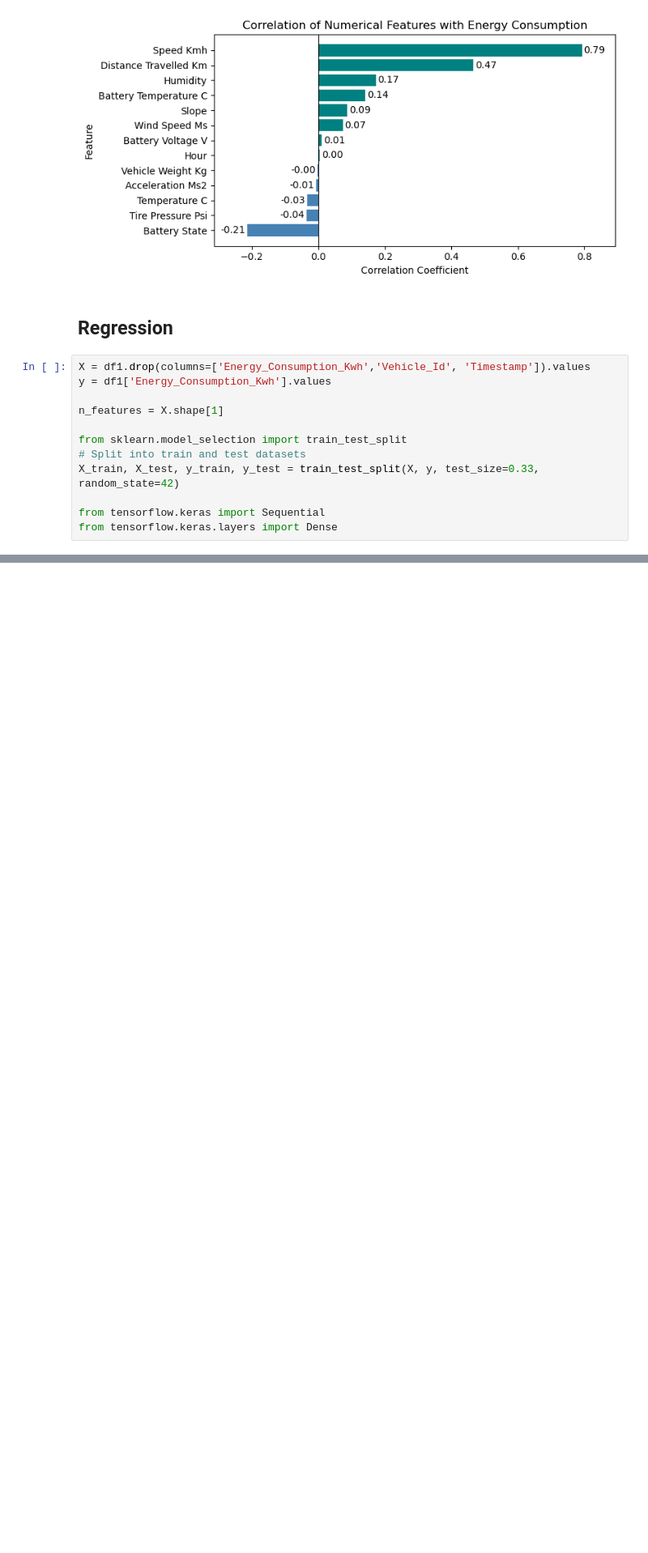
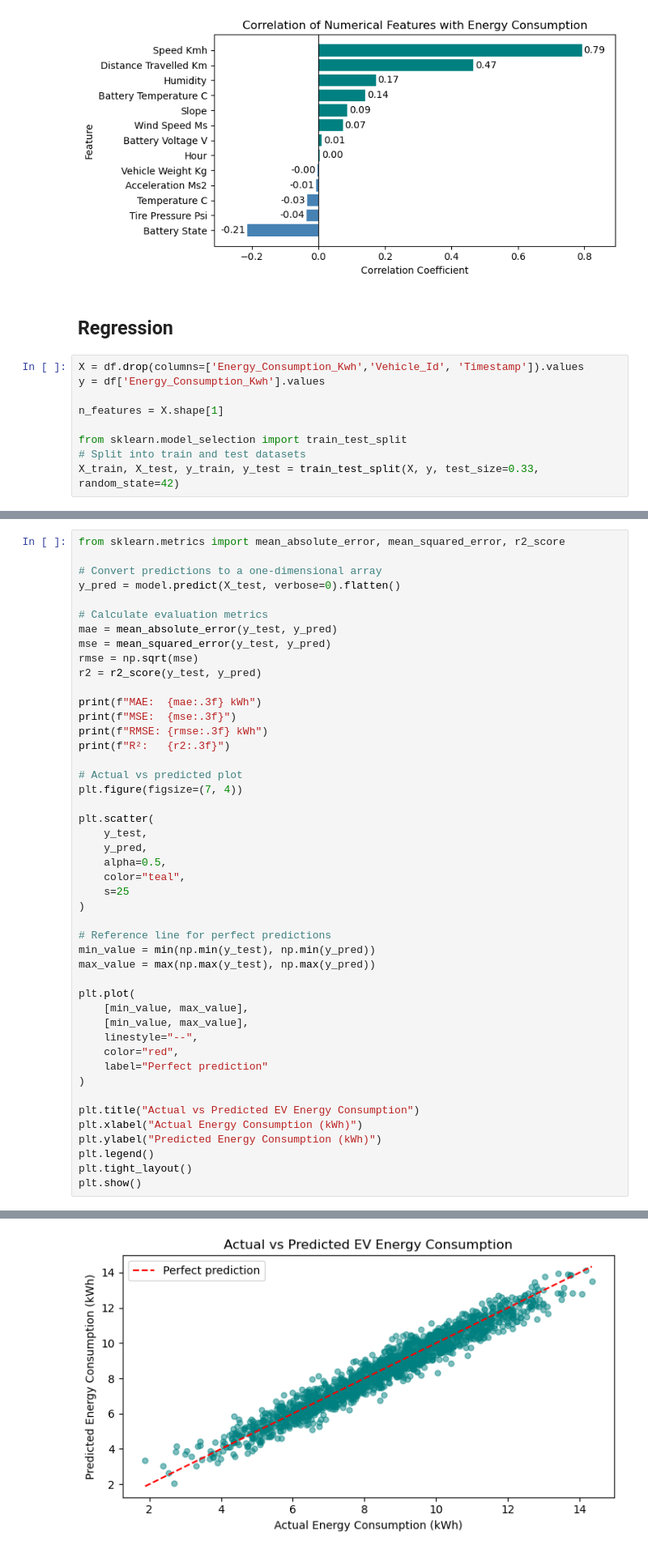
Before and after one commit to sahal-cm/EV_Energy_consumption_Prediction, a Jupyter notebook: EV_Energy_Project.ipynb, the cells around one changed output, grey strips where cells are left out. Shown at 81% size. Drawn from its saved outputs; the diff is of its cells as text; blank space fills up the shorter version.

Commit message:
Update tensorflow sequential Model

```diff
--- a/EV_Energy_Project.ipynb
+++ b/EV_Energy_Project.ipynb
@@ -402,14 +408,11 @@ plt.show()
 # %% [markdown]
 ## **Regression**
 # %%
-X = df1.drop(columns=['Energy_Consumption_Kwh','Vehicle_Id', 'Timestamp']).values
-y = df1['Energy_Consumption_Kwh'].values
+X = df.drop(columns=['Energy_Consumption_Kwh','Vehicle_Id', 'Timestamp']).values
+y = df['Energy_Consumption_Kwh'].values
 
 n_features = X.shape[1]
 
 from sklearn.model_selection import train_test_split
 # Split into train and test datasets
 X_train, X_test, y_train, y_test = train_test_split(X, y, test_size=0.33, random_state=42)
-
-from tensorflow.keras import Sequential
-from tensorflow.keras.layers import Dense
@@ -460,0 +479,47 @@ The accuracy of our model is 84.0%
+# %%
+from sklearn.metrics import mean_absolute_error, mean_squared_error, r2_score
+
+# Convert predictions to a one-dimensional array
+y_pred = model.predict(X_test, verbose=0).flatten()
+
+# Calculate evaluation metrics
+mae = mean_absolute_error(y_test, y_pred)
+mse = mean_squared_error(y_test, y_pred)
+rmse = np.sqrt(mse)
+r2 = r2_score(y_test, y_pred)
+
+print(f"MAE:  {mae:.3f} kWh")
+print(f"MSE:  {mse:.3f}")
+print(f"RMSE: {rmse:.3f} kWh")
+print(f"R²:   {r2:.3f}")
+
+# Actual vs predicted plot
+plt.figure(figsize=(7, 4))
+
+plt.scatter(
+    y_test,
+    y_pred,
+    alpha=0.5,
+    color="teal",
+    s=25
+)
+
+# Reference line for perfect predictions
+min_value = min(np.min(y_test), np.min(y_pred))
+max_value = max(np.max(y_test), np.max(y_pred))
+
+plt.plot(
+    [min_value, max_value],
+    [min_value, max_value],
+    linestyle="--",
+    color="red",
+    label="Perfect prediction"
+)
+
+plt.title("Actual vs Predicted EV Energy Consumption")
+plt.xlabel("Actual Energy Consumption (kWh)")
+plt.ylabel("Predicted Energy Consumption (kWh)")
+plt.legend()
+plt.tight_layout()
+plt.show()
+# %% [output]
@@ -460,0 +530 @@ The accuracy of our model is 84.0%
+[figure, added]
```
Also changed, not shown: parts of 12 cells of this notebook.
